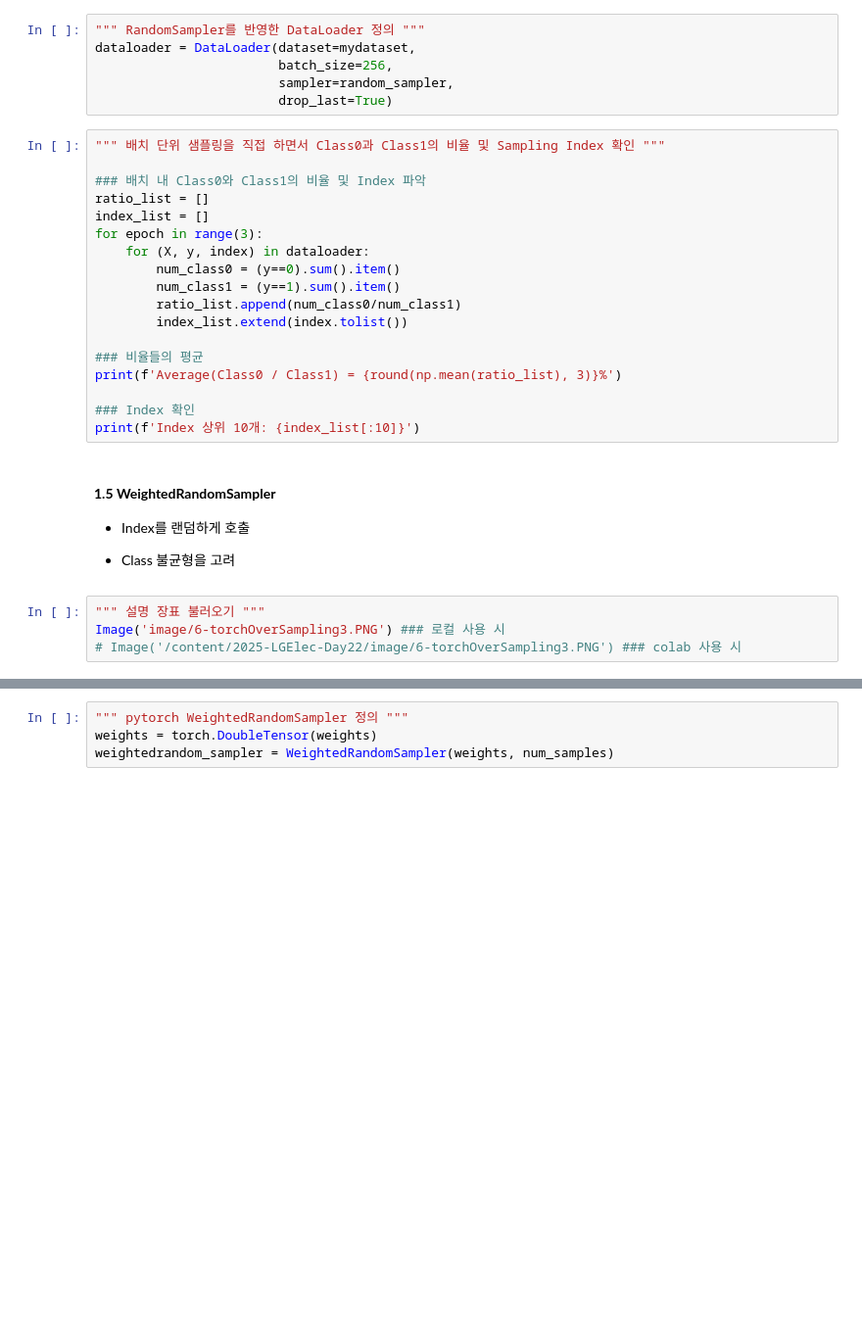
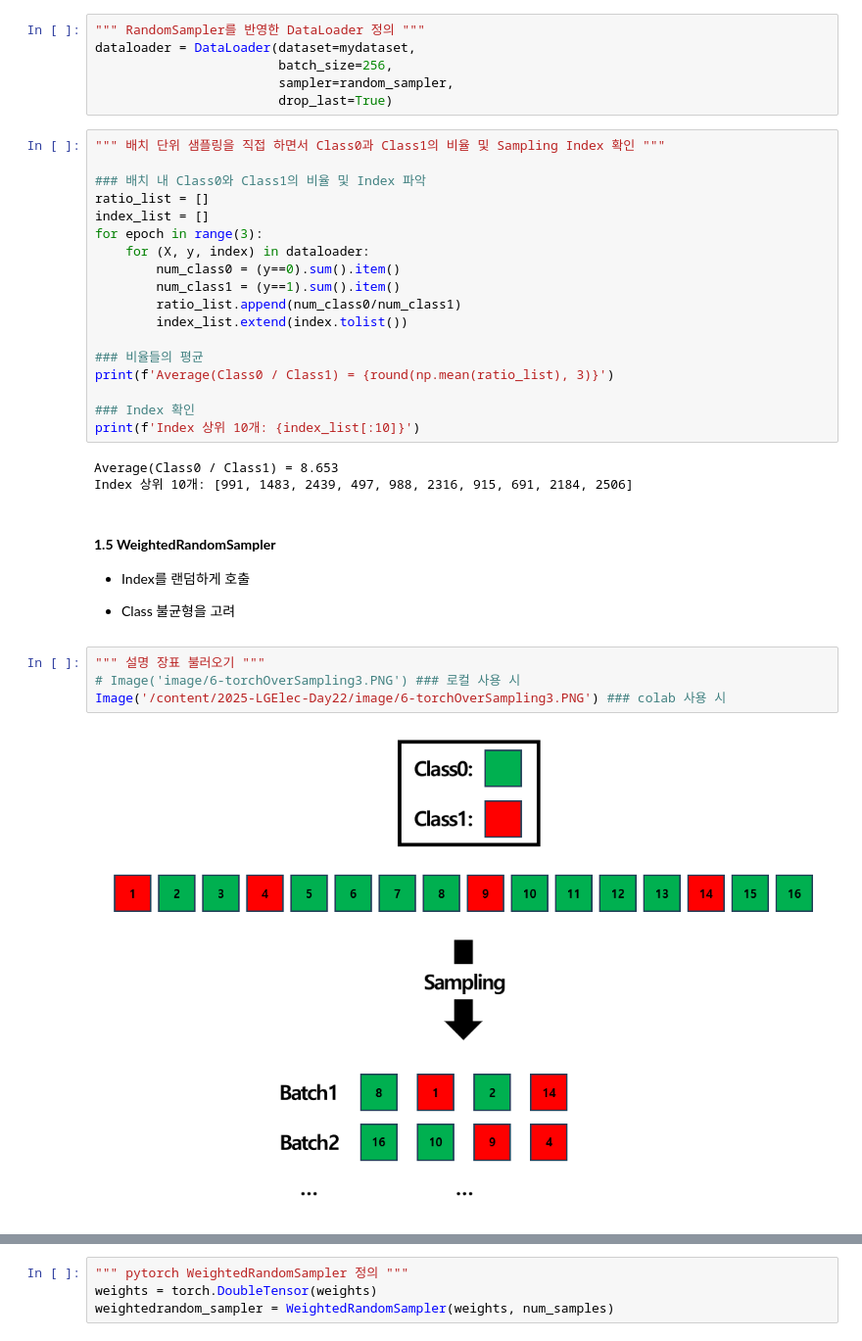
Before and after one commit to ku-sungsukim/2025-LGElec-Day22, a Jupyter notebook: 03-DataBalancing-OverSampling-pytorch.ipynb, the cells around one changed output, grey strips where cells are left out. Shown at 98% size. Drawn from its saved outputs; the diff is of its cells as text; blank space fills up the shorter version.

```diff
--- a/03-DataBalancing-OverSampling-pytorch.ipynb
+++ b/03-DataBalancing-OverSampling-pytorch.ipynb
@@ -212,10 +247,13 @@ for epoch in range(3):
         index_list.extend(index.tolist())
 
 ### 비율들의 평균
-print(f'Average(Class0 / Class1) = {round(np.mean(ratio_list), 3)}%')
+print(f'Average(Class0 / Class1) = {round(np.mean(ratio_list), 3)}')
 
 ### Index 확인
 print(f'Index 상위 10개: {index_list[:10]}')
+# %% [output]
+Average(Class0 / Class1) = 8.653
+Index 상위 10개: [991, 1483, 2439, 497, 988, 2316, 915, 691, 2184, 2506]
 # %% [markdown]
 #### **1.5 WeightedRandomSampler**
 
@@ -224,8 +262,10 @@ print(f'Index 상위 10개: {index_list[:10]}')
  - Class 불균형을 고려
 # %%
 """ 설명 장표 불러오기 """
-Image('image/6-torchOverSampling3.PNG') ### 로컬 사용 시
-# Image('/content/2025-LGElec-Day22/image/6-torchOverSampling3.PNG') ### colab 사용 시
+# Image('image/6-torchOverSampling3.PNG') ### 로컬 사용 시
+Image('/content/2025-LGElec-Day22/image/6-torchOverSampling3.PNG') ### colab 사용 시
+# %% [output]
+[figure, added]
 # %%
 """ 각 Class 별 가중치 산정 """
 
```
Also changed, not shown: parts of 16 cells of this notebook.
